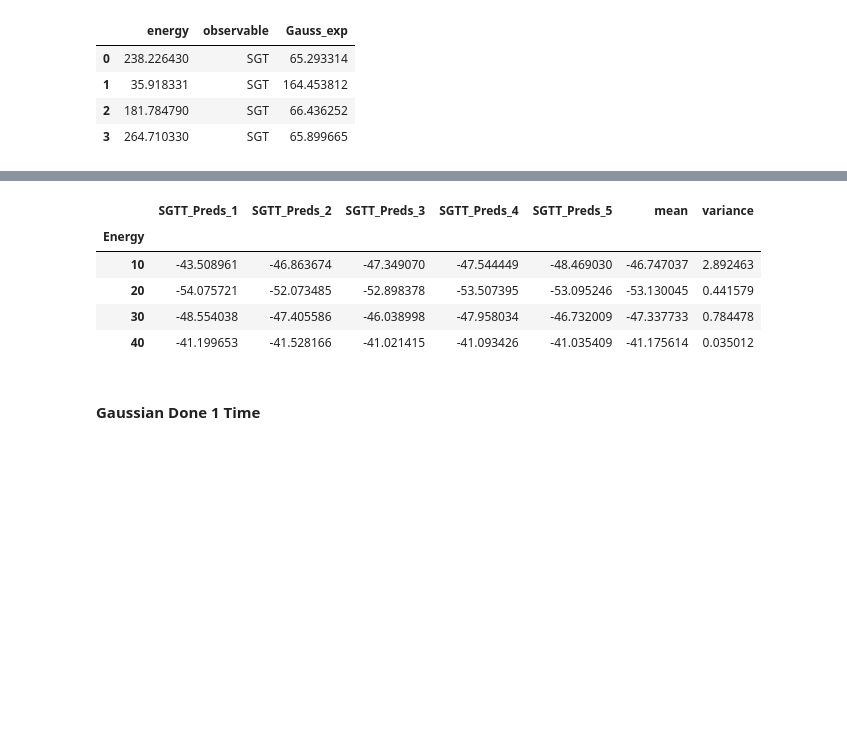
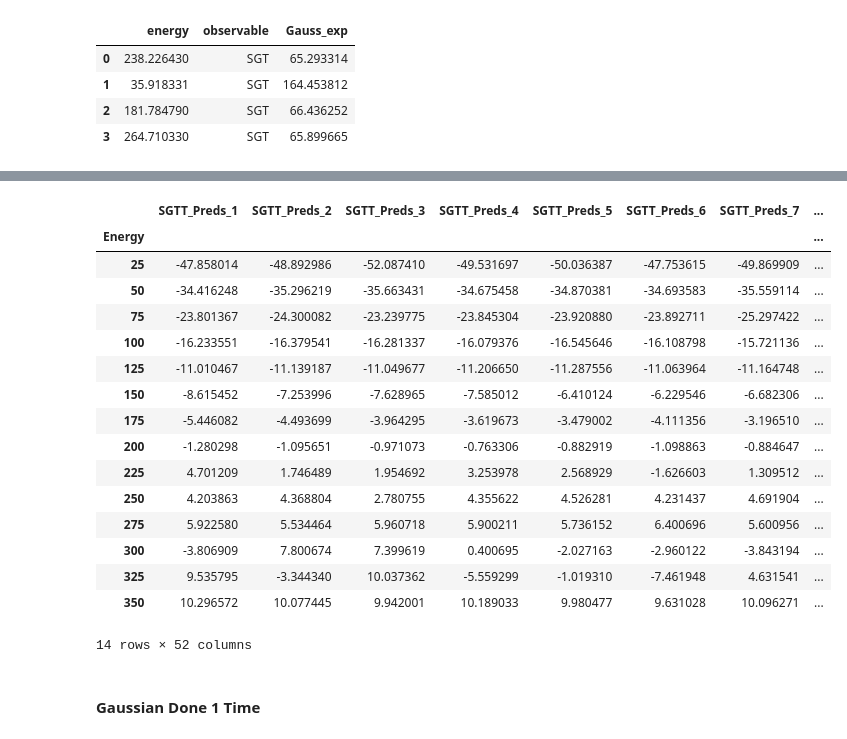
Before and after one commit to Steviered19/Scattering_Random_Forest, a Jupyter notebook: Gaussian.ipynb, the cells around one changed output, grey strips where cells are left out. Cells and saved outputs as stored; diff of their text form; code cells hidden in the pictures; blank space fills up the shorter version.

```diff
--- a/Gaussian.ipynb
+++ b/Gaussian.ipynb
@@ -305,11 +336,8 @@ combined_data.head(4)
 #start timer
 gauss_time=time.time()
 
-#define number of times to make predictions with different gaussian factor
-n_max=5
 #define interval specifications for prediction arrays
 E_max=350
-interval_size = 10 #MeV step size for prediction arrays ###MUST BE INTEGER >1 AND FACTOR OF 350
 num_intervals = E_max/interval_size
 E_index = list(range(interval_size, E_max + int(interval_size), interval_size)) ###this will be index of dataframe
 
@@ -334,8 +362,8 @@ for n in range(1,n_max+1):
     feature_list = list(features.columns)
     # Convert to numpy array
     features = np.array(features)
-    train_features, test_features, train_labels, test_labels = train_test_split(features, labels, test_size = 0.25)
-    rf = RandomForestRegressor(n_estimators= 1000)
+    train_features, test_features, train_labels, test_labels = train_test_split(features, labels, test_size = test_data_size)
+    rf = RandomForestRegressor(n_estimators= num_trees)
     # Train the model on training data
     rf.fit(train_features, train_labels);
 
@@ -345,8 +373,6 @@ for n in range(1,n_max+1):
     E_SGTT = []
     E = list(range(interval_size, E_max + int(interval_size), interval_size))
     for value in E:
-        if (value==0):
-            value==1
         E_SGT.append([value, 1, 0])
         E_SGTT.append([value, 0, 1])
     #predict
@@ -364,11 +390,11 @@ for n in range(1,n_max+1):
 
 #predictions array
 df_SGT = df_SGT.drop("Energy", axis=1)
-df_SGT['mean'] = df_SGT.mean(axis=1)
-df_SGT['variance'] = df_SGT.var(axis=1)
+df_SGT['Prediction Mean'] = df_SGT.mean(axis=1)
+df_SGT['Prediction Variance'] = df_SGT.var(axis=1)
 df_SGTT = df_SGTT.drop("Energy", axis=1)
-df_SGTT['mean'] = df_SGTT.mean(axis=1)
-df_SGTT['variance'] = df_SGTT.var(axis=1)
+df_SGTT['Prediction Mean'] = df_SGTT.mean(axis=1)
+df_SGTT['Prediction Variance'] = df_SGTT.var(axis=1)
 
 df_SGT.head(4)
 
@@ -378,8 +404,8 @@ fig, (ax1, ax2) = plt.subplots(nrows=2, ncols=1, figsize = (15,15))
 fig.autofmt_xdate(rotation = 45)
 
 #plot 1 - SGT
-ax1.scatter(E, df_SGT['mean'], label='Mean of Predictions')
-ax1.errorbar(E, df_SGT['mean'], yerr=df_SGT['variance'], linestyle='none', capsize=10, elinewidth=2, label='Variance of Predictions')
+ax1.scatter(E, df_SGT['Prediction Mean'], label='Mean of Predictions')
+ax1.errorbar(E, df_SGT['Prediction Mean'], yerr=df_SGT['Prediction Variance'], linestyle='none', capsize=10, elinewidth=2, label='Variance of Predictions')
 #ax1.plot(np_sgt['energy'], np_sgt['K_experimental_value'], 'bo', alpha=0.3, label='Raw Experimental Data')
 #ax1.plot(random_sgt['energy'], random_sgt['K_experimental_value'], 'k+', markersize=15, label='Phenomenological Data')
 #ax1.errorbar(np_sgt['energy'], np_sgt['K_experimental_value'], yerr=exp_err_sgt, linestyle='none', capsize=10, elinewidth=2, alpha=0.5, label='Experimental Error')
@@ -390,12 +416,13 @@ ax1.tick_params(axis="x", labelsize=20)
 ax1.legend(loc='best', fontsize=20)
 ax1.set_xlabel('Energy (MeV)', fontsize=25)
 ax1.set_xlim([-10,360])
+ax1.set_ylim(bottom=0)
 ax1.set_ylabel('K * Experimental Value', fontsize=25)
 ax1.set_title('Neutron-Proton $\sigma$', fontsize=30)
 
 #plot 2 - SGTT
-ax2.scatter(E, df_SGTT['mean'], label='Mean of Predictions')
-ax2.errorbar(E, df_SGTT['mean'], yerr=df_SGTT['variance'], linestyle='none', capsize=10, elinewidth=2, label='Variance of Predictions')
+ax2.scatter(E, df_SGTT['Prediction Mean'], label='Mean of Predictions')
+ax2.errorbar(E, df_SGTT['Prediction Mean'], yerr=df_SGTT['Prediction Variance'], linestyle='none', capsize=10, elinewidth=2, label='Variance of Predictions')
 #ax2.plot(np_sgtt['energy'], np_sgtt['K_experimental_value'], 'bo', alpha=0.3, label='Raw Experimental Data')
 #ax2.plot(random_sgtt['energy'], random_sgtt['K_experimental_value'], 'k+', markersize=15, label='Phenomenological Data')
 #ax2.errorbar(np_sgtt['energy'], np_sgtt['K_experimental_value'], yerr=exp_err_sgtt, linestyle='none', capsize=10, elinewidth=2, alpha=0.5, label='Experimental Error')
@@ -437,14 +485,25 @@ df_SGT.head(4)
 # %%
 df_SGTT['Energy']=E
 df_SGTT.set_index("Energy", inplace = True)
-df_SGTT.head(4)
+df_SGTT
 # %% [output]
-|  | SGTT_Preds_1 | SGTT_Preds_2 | SGTT_Preds_3 | SGTT_Preds_4 | SGTT_Preds_5 | mean | variance |
-| Energy |  |  |  |  |  |  |  |
-| 10 | -43.508961 | -46.863674 | -47.349070 | -47.544449 | -48.469030 | -46.747037 | 2.892463 |
-| 20 | -54.075721 | -52.073485 | -52.898378 | -53.507395 | -53.095246 | -53.130045 | 0.441579 |
-| 30 | -48.554038 | -47.405586 | -46.038998 | -47.958034 | -46.732009 | -47.337733 | 0.784478 |
-| 40 | -41.199653 | -41.528166 | -41.021415 | -41.093426 | -41.035409 | -41.175614 | 0.035012 |
+|  | SGTT_Preds_1 | SGTT_Preds_2 | SGTT_Preds_3 | SGTT_Preds_4 | SGTT_Preds_5 | SGTT_Preds_6 | SGTT_Preds_7 | ... |
+| Energy |  |  |  |  |  |  |  | ... |
+| 25 | -47.858014 | -48.892986 | -52.087410 | -49.531697 | -50.036387 | -47.753615 | -49.869909 | ... |
+| 50 | -34.416248 | -35.296219 | -35.663431 | -34.675458 | -34.870381 | -34.693583 | -35.559114 | ... |
+| 75 | -23.801367 | -24.300082 | -23.239775 | -23.845304 | -23.920880 | -23.892711 | -25.297422 | ... |
+| 100 | -16.233551 | -16.379541 | -16.281337 | -16.079376 | -16.545646 | -16.108798 | -15.721136 | ... |
+| 125 | -11.010467 | -11.139187 | -11.049677 | -11.206650 | -11.287556 | -11.063964 | -11.164748 | ... |
+| 150 | -8.615452 | -7.253996 | -7.628965 | -7.585012 | -6.410124 | -6.229546 | -6.682306 | ... |
+| 175 | -5.446082 | -4.493699 | -3.964295 | -3.619673 | -3.479002 | -4.111356 | -3.196510 | ... |
+| 200 | -1.280298 | -1.095651 | -0.971073 | -0.763306 | -0.882919 | -1.098863 | -0.884647 | ... |
+| 225 | 4.701209 | 1.746489 | 1.954692 | 3.253978 | 2.568929 | -1.626603 | 1.309512 | ... |
+| 250 | 4.203863 | 4.368804 | 2.780755 | 4.355622 | 4.526281 | 4.231437 | 4.691904 | ... |
+| 275 | 5.922580 | 5.534464 | 5.960718 | 5.900211 | 5.736152 | 6.400696 | 5.600956 | ... |
+| 300 | -3.806909 | 7.800674 | 7.399619 | 0.400695 | -2.027163 | -2.960122 | -3.843194 | ... |
+| 325 | 9.535795 | -3.344340 | 10.037362 | -5.559299 | -1.019310 | -7.461948 | 4.631541 | ... |
+| 350 | 10.296572 | 10.077445 | 9.942001 | 10.189033 | 9.980477 | 9.631028 | 10.096271 | ... |
+14 rows × 52 columns
 # %% [markdown]
 #### Gaussian Done 1 Time
 # %%
```
Also changed, not shown: parts of 3 cells of this notebook, 1 other file.
